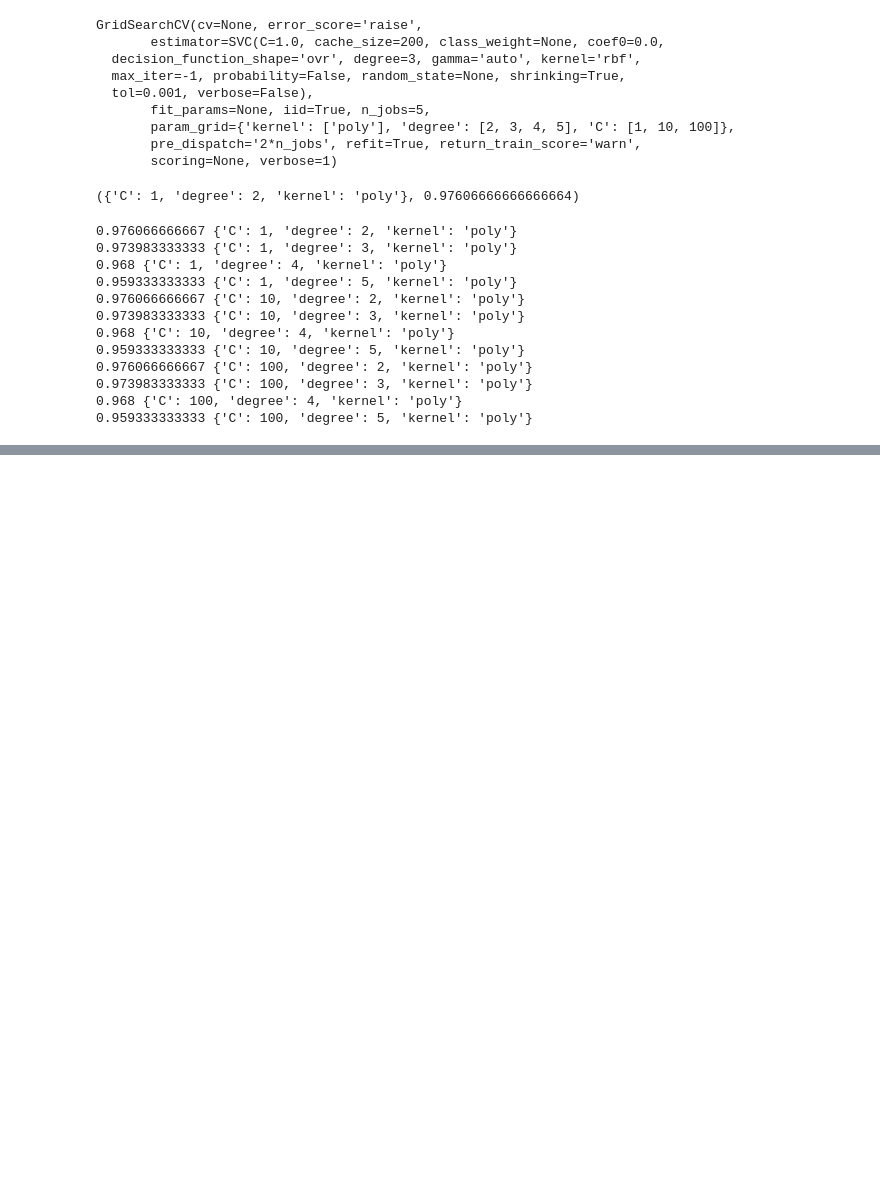
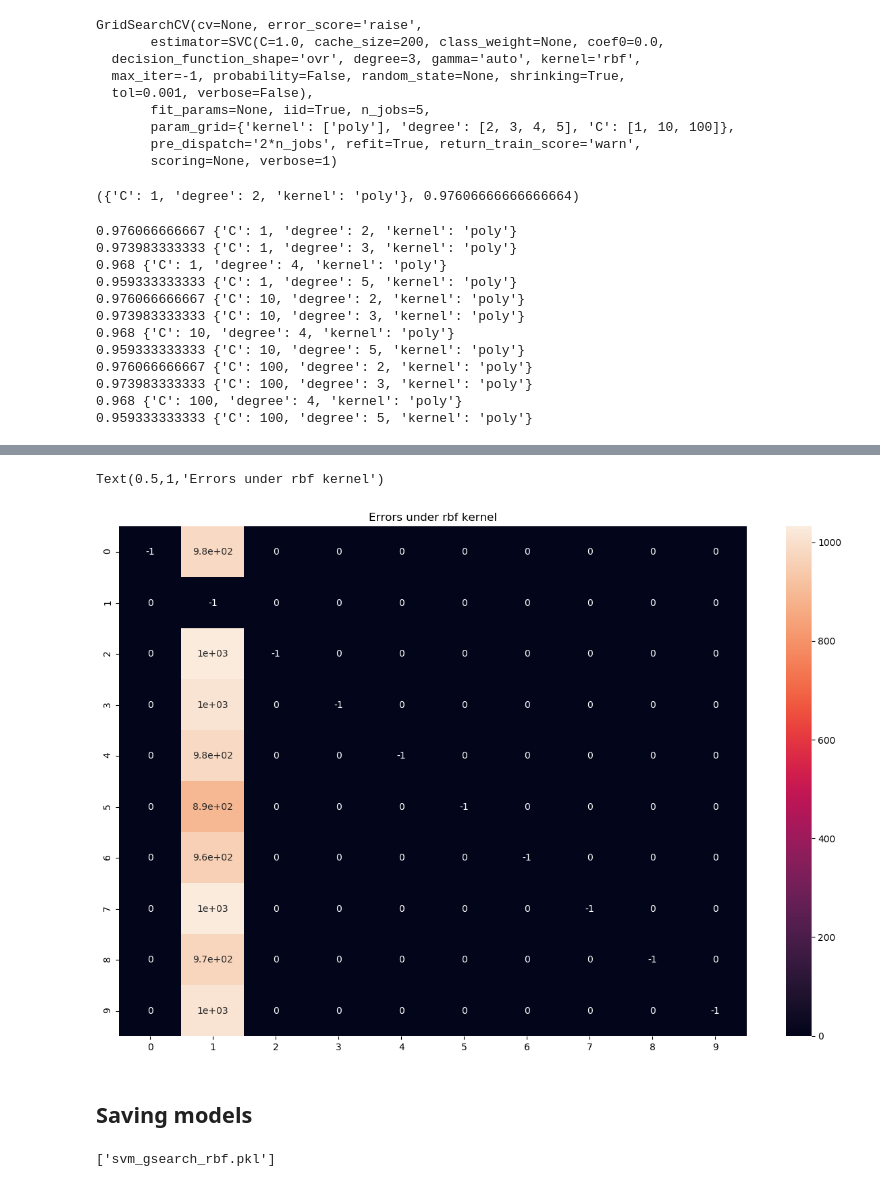
Before and after one commit to gerdm/machine_learning, a Jupyter notebook: scikitlearn_tflow/SVMs.ipynb, the cells around one changed output, grey strips where cells are left out. Drawn from its saved outputs; the diff is of its cells as text; code cells hidden in the pictures; blank space fills up the shorter version.

```diff
--- a/scikitlearn_tflow/SVMs.ipynb
+++ b/scikitlearn_tflow/SVMs.ipynb
@@ -303,0 +290,20 @@ GridSearchCV(cv=None, error_score='raise',
+# %%
+plt.figure(figsize=(15,10))
+poly_errs = confusion_matrix(y_test, y_test_rbf)
+poly_errs[np.diag_indices(len(poly_errs))] = -1
+sns.heatmap(poly_errs, annot=True)
+plt.title("Errors under rbf kernel")
+# %% [output]
+Text(0.5,1,'Errors under rbf kernel')
+[figure, added]
+# %% [markdown]
+## Saving models
+# %%
+from sklearn.externals import joblib
+
+# Saving polynomial kernel model
+joblib.dump(svm_gsearch_poly, "svm_gsearch_poly.pkl")
+# Saving rbf kernel model
+joblib.dump(svm_gsearch_rbf, "svm_gsearch_rbf.pkl")
+# %% [output]
+['svm_gsearch_rbf.pkl']
```
Also changed, not shown: parts of 12 cells of this notebook, 2 other files.
